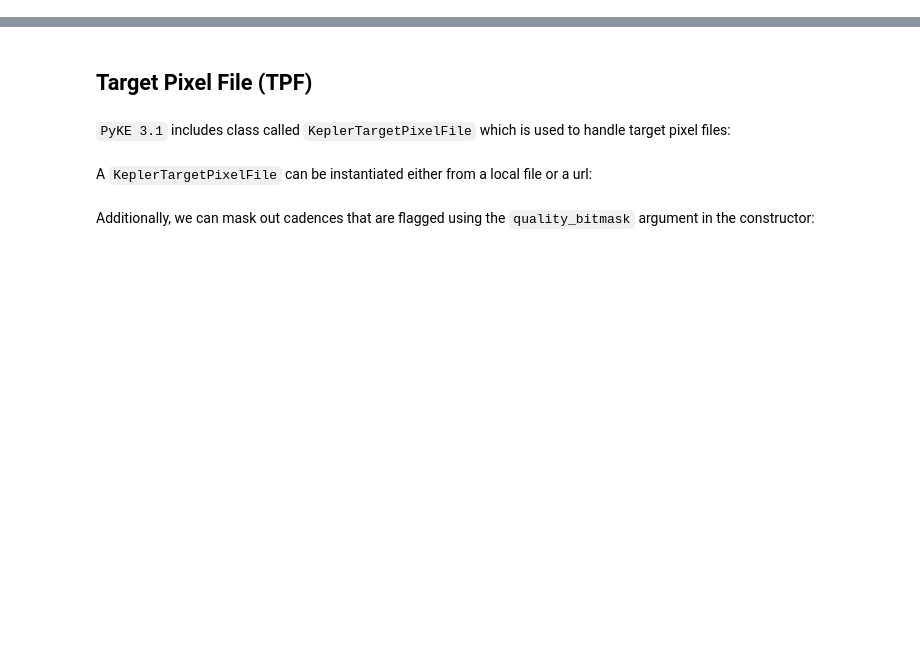
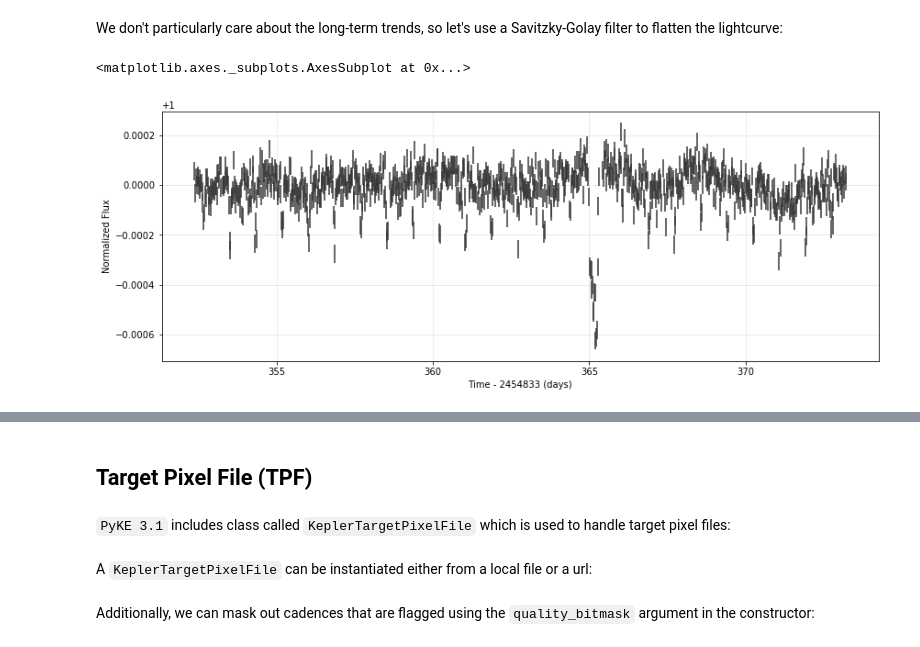
Before and after one commit to KeplerGO/pyke, a Jupyter notebook: docs/source/tutorials/ipython_notebooks/whatsnew31.ipynb, the cells around one changed output, grey strips where cells are left out. Saved outputs shown, nothing was run; the diff lists cells and outputs as text; code cells hidden in the pictures; blank space fills up the shorter version.

```diff
--- a/docs/source/tutorials/ipython_notebooks/whatsnew31.ipynb
+++ b/docs/source/tutorials/ipython_notebooks/whatsnew31.ipynb
@@ -68,0 +64,8 @@ KeplerQualityFlags.decode(KeplerQualityFlags.CONSERVATIVE_BITMASK)
+# %% [markdown]
+We don't particularly care about the long-term trends, so let's use a Savitzky-Golay filter to flatten the lightcurve:
+# %%
+detrended_lc, _ = lc.flatten(polyorder=1)
+detrended_lc.plot()
+# %% [output]
+<matplotlib.axes._subplots.AxesSubplot at 0x...>
+[figure, added]
```
Also changed, not shown: parts of 50 cells of this notebook.
